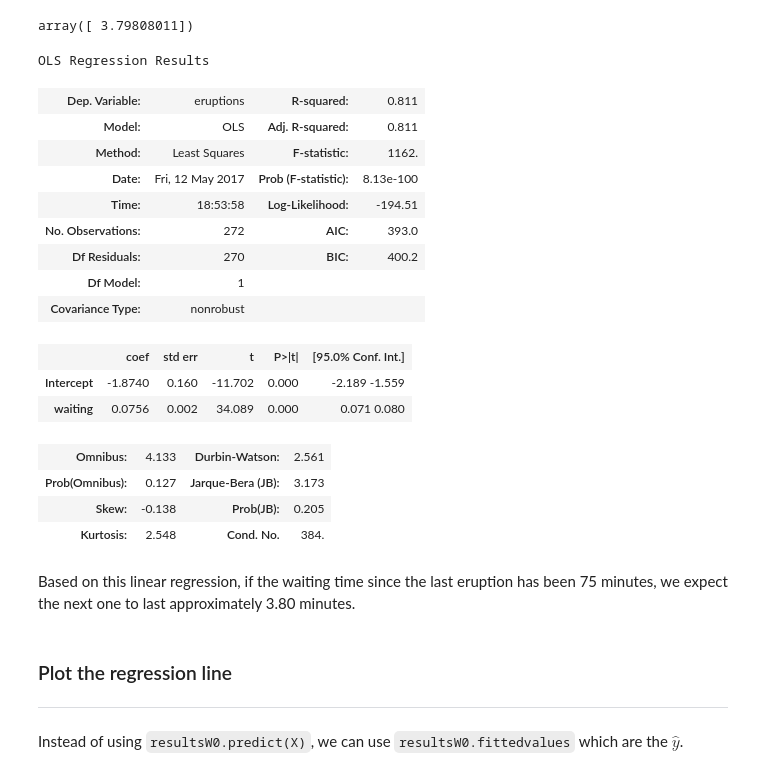
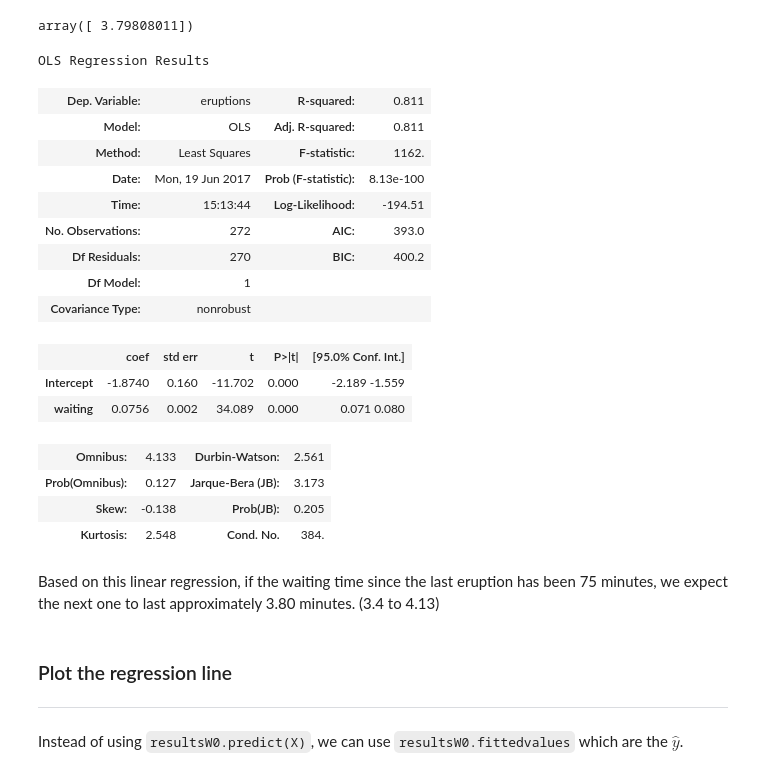
Before and after one commit to bhaskar-manguluri/2015lab4, a Jupyter notebook: Lab4-stats.ipynb, the cells around one changed output. Drawn from its saved outputs; the diff is of its cells as text; code cells hidden in the pictures.

```diff
--- a/Lab4-stats.ipynb
+++ b/Lab4-stats.ipynb
@@ -826,14 +884,14 @@ resultsW0.predict(newX)
 array([ 3.79808011])
 # %%
 # note that intercept is added default if using sm.formula.api similar to R
-#ols('eruptions ~ waiting',faithful).fit().summary()
+ols('eruptions ~ waiting',faithful).fit().summary()
 # %% [output]
 OLS Regression Results
 | Dep. Variable: | eruptions | R-squared: | 0.811 |
 | Model: | OLS | Adj. R-squared: | 0.811 |
 | Method: | Least Squares | F-statistic: | 1162. |
-| Date: | Fri, 12 May 2017 | Prob (F-statistic): | 8.13e-100 |
-| Time: | 18:53:58 | Log-Likelihood: | -194.51 |
+| Date: | Mon, 19 Jun 2017 | Prob (F-statistic): | 8.13e-100 |
+| Time: | 15:13:44 | Log-Likelihood: | -194.51 |
 | No. Observations: | 272 | AIC: | 393.0 |
 | Df Residuals: | 270 | BIC: | 400.2 |
 | Df Model: | 1 |  |  |
@@ -846,7 +904,7 @@ OLS Regression Results
 | Skew: | -0.138 | Prob(JB): | 0.205 |
 | Kurtosis: | 2.548 | Cond. No. | 384. |
 # %% [markdown]
-Based on this linear regression, if the waiting time since the last eruption has been 75 minutes, we expect the next one to last approximately 3.80 minutes.
+Based on this linear regression, if the waiting time since the last eruption has been 75 minutes, we expect the next one to last approximately 3.80 minutes. (3.4 to 4.13)
 # %% [markdown]
 ### Plot the regression line
 ***
```
Also changed, not shown: parts of 22 cells of this notebook.
